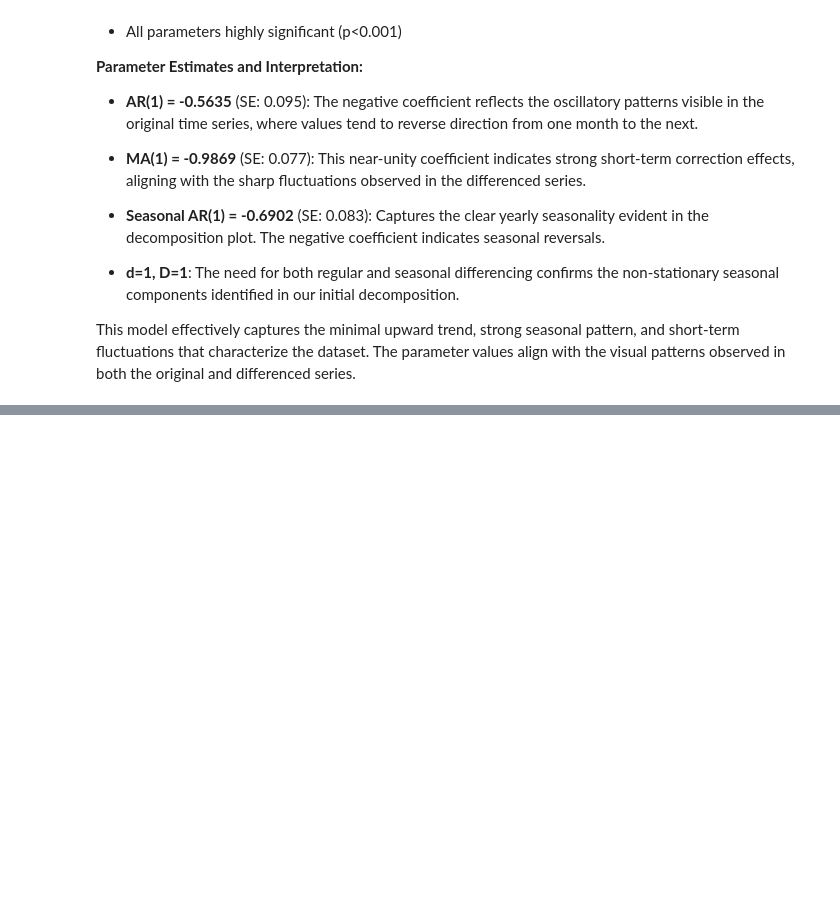
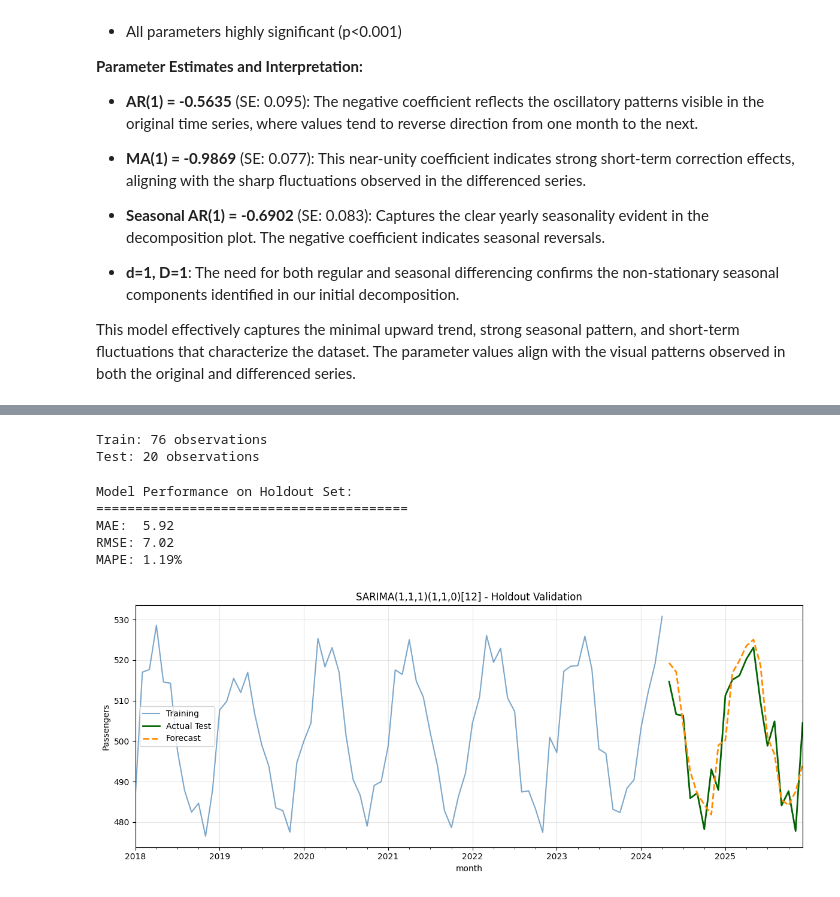
Before and after one commit to RomandRapido/APM1215-TimeSeries, a Jupyter notebook: FA3_Lansangan/FA3_Lansangan.ipynb, the cells around one changed output, grey strips where cells are left out. Cells and saved outputs as stored; diff of their text form; code cells hidden in the pictures; blank space fills up the shorter version.

```diff
--- a/FA3_Lansangan/FA3_Lansangan.ipynb
+++ b/FA3_Lansangan/FA3_Lansangan.ipynb
@@ -280,0 +473,46 @@ Overall, these diagnostics indicate a satisfactory model fit for most practical
+# %%
+n = len(df1)
+train_size = int(n * 0.8)
+train = df1['y'][:train_size]
+test = df1['y'][train_size:]
+
+print(f"Train: {len(train)} observations")
+print(f"Test: {len(test)} observations")
+
+model = SARIMAX(train, order=(1,1,1), seasonal_order=(1,1,0,12))
+results = model.fit(disp=False)
+
+forecast = results.forecast(steps=len(test))
+
+from sklearn.metrics import mean_absolute_error, mean_squared_error
+
+mae = mean_absolute_error(test, forecast)
+rmse = np.sqrt(mean_squared_error(test, forecast))
+mape = np.mean(np.abs((test - forecast) / test)) * 100
+
+print("\nModel Performance on Holdout Set:")
+print("="*40)
+print(f"MAE:  {mae:.2f}")
+print(f"RMSE: {rmse:.2f}")
+print(f"MAPE: {mape:.2f}%")
+
+plt.figure(figsize=(12, 5))
+train.plot(label='Training', color='steelblue', alpha=0.7)
+test.plot(label='Actual Test', color='darkgreen', linewidth=2)
+pd.Series(forecast, index=test.index).plot(label='Forecast',
+                                           color='darkorange', linewidth=2, linestyle='--')
+plt.title('SARIMA(1,1,1)(1,1,0)[12] - Holdout Validation')
+plt.legend()
+plt.ylabel('Passengers')
+plt.grid(True, alpha=0.3)
+plt.tight_layout()
+plt.show()
+# %% [output]
+Train: 76 observations
+Test: 20 observations
+Model Performance on Holdout Set:
+========================================
+MAE:  5.92
+RMSE: 7.02
+MAPE: 1.19%
+[figure, added]
```
Also changed, not shown: parts of 12 cells of this notebook.
